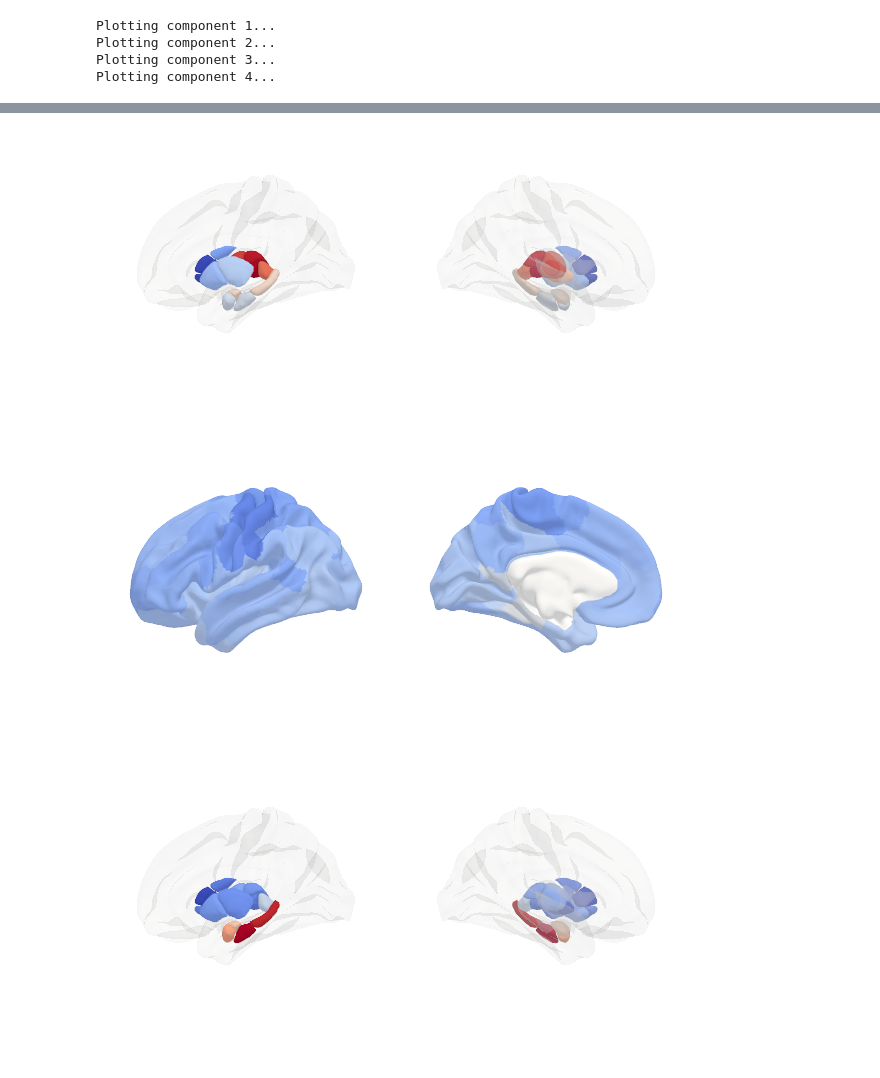
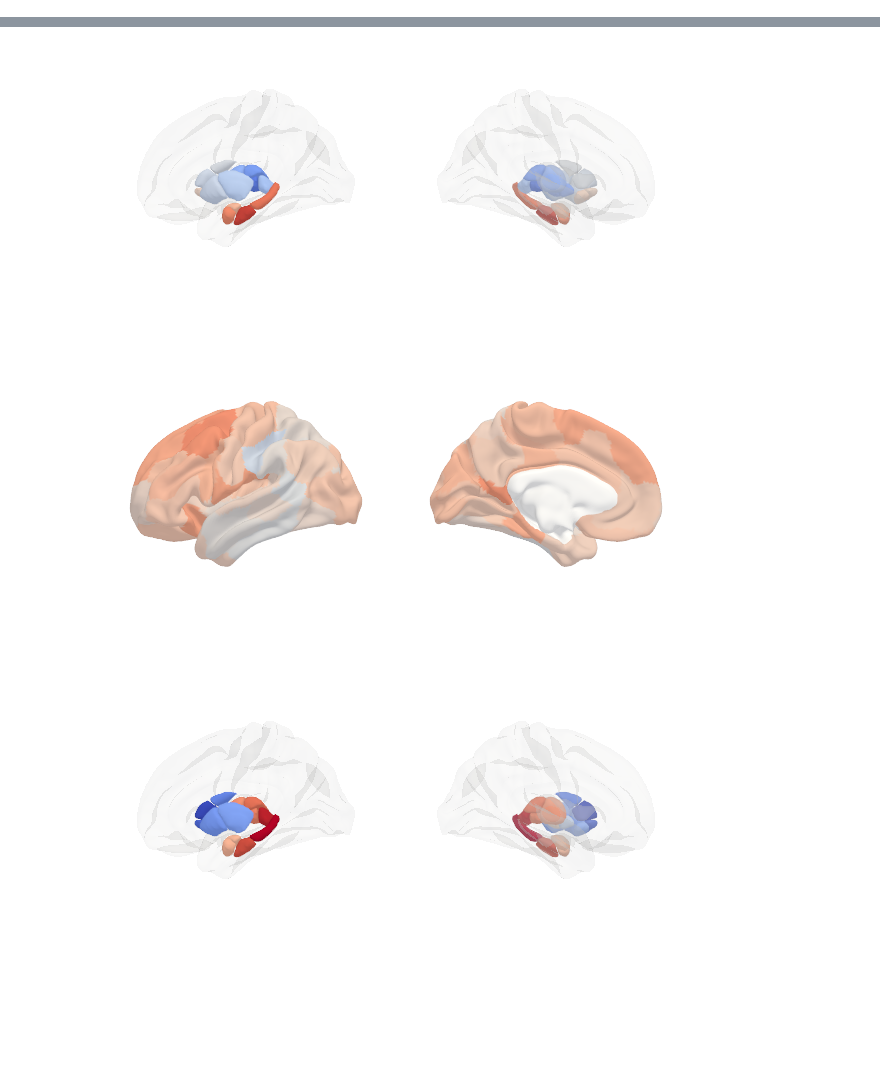
Before and after one commit to ga-cha/SIR_utils, a Jupyter notebook: enrichment/scripts/enrichment_pca.ipynb, the cells around one changed output, grey strips where cells are left out. Drawn from its saved outputs; the diff is of its cells as text; code cells hidden in the pictures; blank space fills up the shorter version.

```diff
--- a/enrichment/scripts/enrichment_pca.ipynb
+++ b/enrichment/scripts/enrichment_pca.ipynb
@@ -17,17 +27,16 @@ from gsea import *
 # %%
-gene_expr = pd.read_csv('../../abagen_get/results/gene_expr_s132_indiv.csv')
-gene_df = pd.read_csv('../data/260303_gene_pair_pvalues.csv')
-gene_df["pass_all"] = (
-    (gene_df["p_spatial_fdr"] < 0.05)
-    & (gene_df["p_rewired_fdr"] < 0.05)
-    & (gene_df["p_gene_fdr"] < 0.05)
-).astype(int)
+risk_df_full = pool_genes(gene_df, "risk gene")
+# erminej_df = find_aliases(risk_df_full)
+# erminej_df = erminej_df.dropna()
+# erminej_df.to_csv("../results/risk_genes_counts.tsv", sep='\t', index=False)
 
-risk_df_full = pool_genes(gene_df, "risk gene")
-risk_df = risk_df_full[risk_df_full["pass_all"] == True]
-
+# risk_df = risk_df_full[risk_df_full["pass_all"] == True]
+risk_df = risk_df_full
+# risk_df = risk_df_full[risk_df_full["num_pass"] > 3]
+all_symbols = [g for g in risk_df_full["abagen symbol"] if g in gene_expr.columns]
 symbols = [g for g in risk_df["abagen symbol"] if g in gene_expr.columns]
 risk_expr = gene_expr.loc[:, symbols]
 
 # display(gene_expr.head())
-# display(risk_df.head())
+# print(gene_df.head())
+# print(risk_df.head())
@@ -111,7 +296,6 @@ def set_yab_scalebar(
 
 tian_dir = "/home/gchan/kg98_scratch/gchan/Atlases/Tian/tian_atlas/surfaces"
 # %%
-# for gene in risk_expr.columns[[0, 2, 3]]:
 for score in dme_results.scores.iloc[:, :4]:
     print(f"Plotting component {score + 1}...")
     data = dme_results.scores[score].values
@@ -122,29 +306,18 @@ for score in dme_results.scores.iloc[:, :4]:
         vminmax=(np.min(data), np.max(data))
     )
     set_yab_scalebar(pl, hide_sb=True,
-                   export_path=f"../results/c{score + 1}_cx.png")
+                   export_path=f"../results/all_gene_components/c{score + 1}_cx.png")
+
     pl = yab.plot_subcortical(
         data = data_dict, custom_atlas_path=tian_dir, display_type="object", bmesh_alpha=0.2,
         views = ['left_lateral', 'left_medial'], figsize=(1200, 600), cmap='coolwarm',
         vminmax=(np.min(data), np.max(data))
     )
     set_yab_scalebar(pl, hide_sb=True,
-                   export_path=f"../results/c{score + 1}_scx.png")
+                   export_path=f"../results/all_gene_components/c{score + 1}_scx.png")
-# %% [output]
-Plotting component 1...
-Plotting component 2...
-Plotting component 3...
-Plotting component 4...
 # %%
-X = gene_expr.copy()                                # rois x genes
-W = weights                                         # genes x components
-X = X.loc[:, weights.index]                         # rois x genes
-
-# Weighted score per ROI and component (rois x components)
-component_scores = X @ W
-
-for component in component_scores.columns:
-    data = component_scores[component].values
+for score in dme_results.scores.iloc[:, :4]:
+    data = dme_results.scores[score].values
     data_dict = label_for_yab(data)
     pl = yab.plot_cortical(
         data=data_dict, atlas="schaefer_100", display_type='object',
@@ -169,6 +343,6 @@ for component in component_scores.columns:
-[figure, old version]
+[figure, new version]
-[figure, old version]
+[figure, new version]
-[figure, old version]
+[figure, new version]
 # %%
 # output scores and weights
 # GO BP enrichemnts are computed externally in STRING from these weights
```
Also changed, not shown: parts of 16 cells of this notebook, 35 other files.
